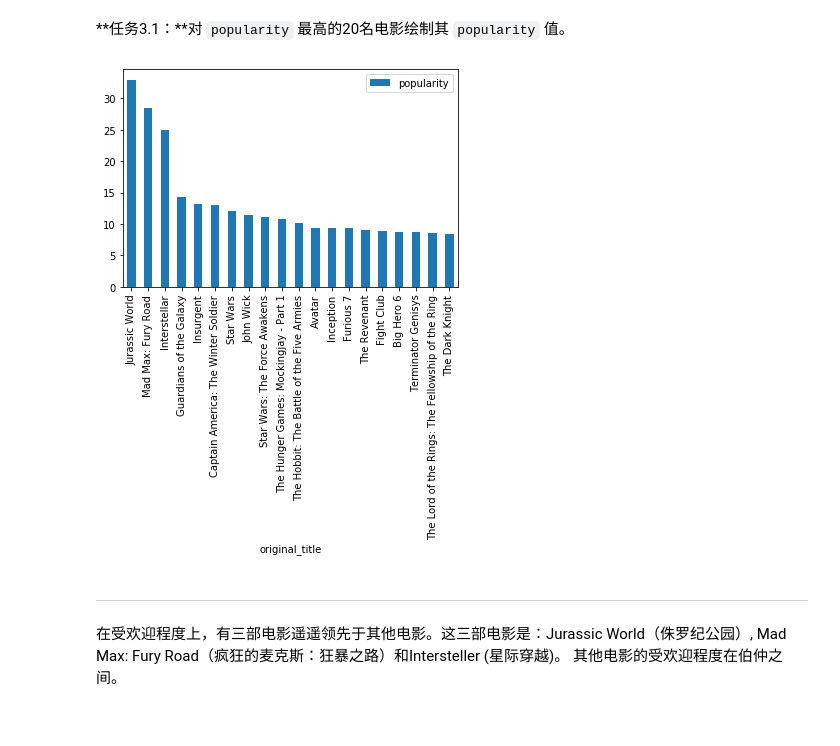
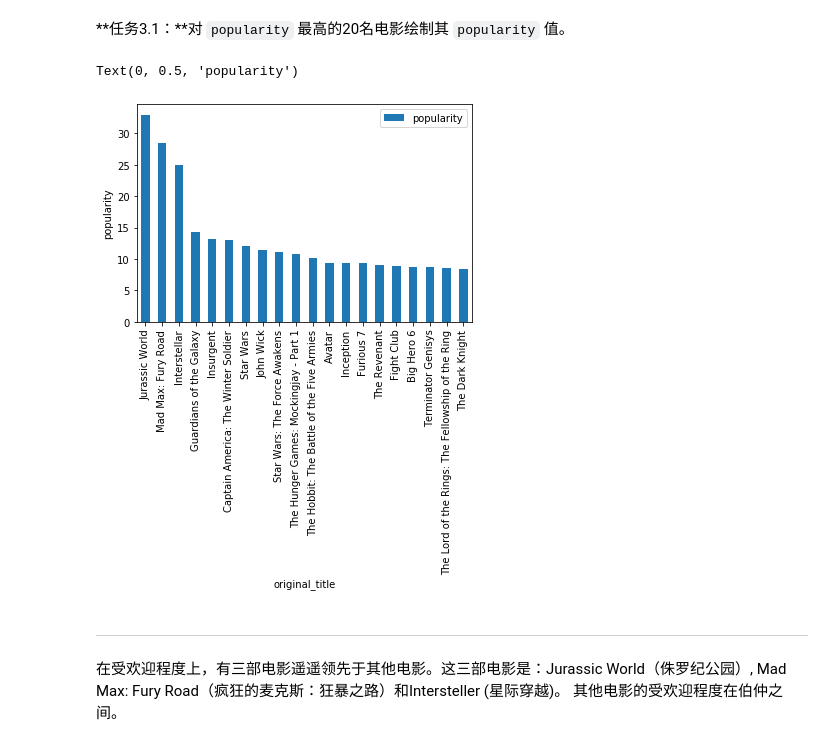
Before and after one commit to yangzhao1983/AIPND-cn, a Jupyter notebook: P2_Explore_Movie_Dataset/Explore Movie Dataset.ipynb, the cells around one changed output. Drawn from its saved outputs; the diff is of its cells as text; code cells hidden in the pictures.

```diff
--- a/P2_Explore_Movie_Dataset/Explore Movie Dataset.ipynb
+++ b/P2_Explore_Movie_Dataset/Explore Movie Dataset.ipynb
@@ -271,8 +272,11 @@ top_20_pop=movie_data.sort_values('popularity',ascending=False)[:20]
 # %%
 # 条形图
 top_20_pop.plot.bar(x='original_title',y='popularity');
+plt.xlabel('original_title')
+plt.ylabel('popularity')
 # %% [output]
+Text(0, 0.5, 'popularity')
-[figure, old version]
+[figure, new version]
 # %% [markdown]
 ---
 
```
Also changed, not shown: parts of 15 cells of this notebook, 2 other files.
